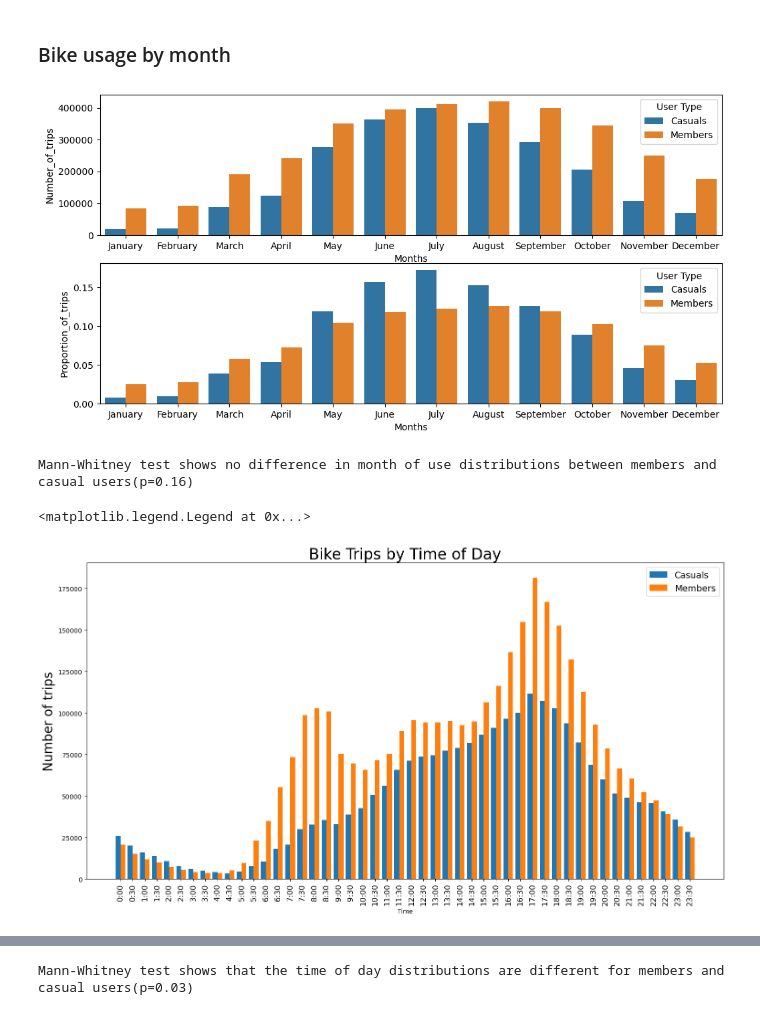
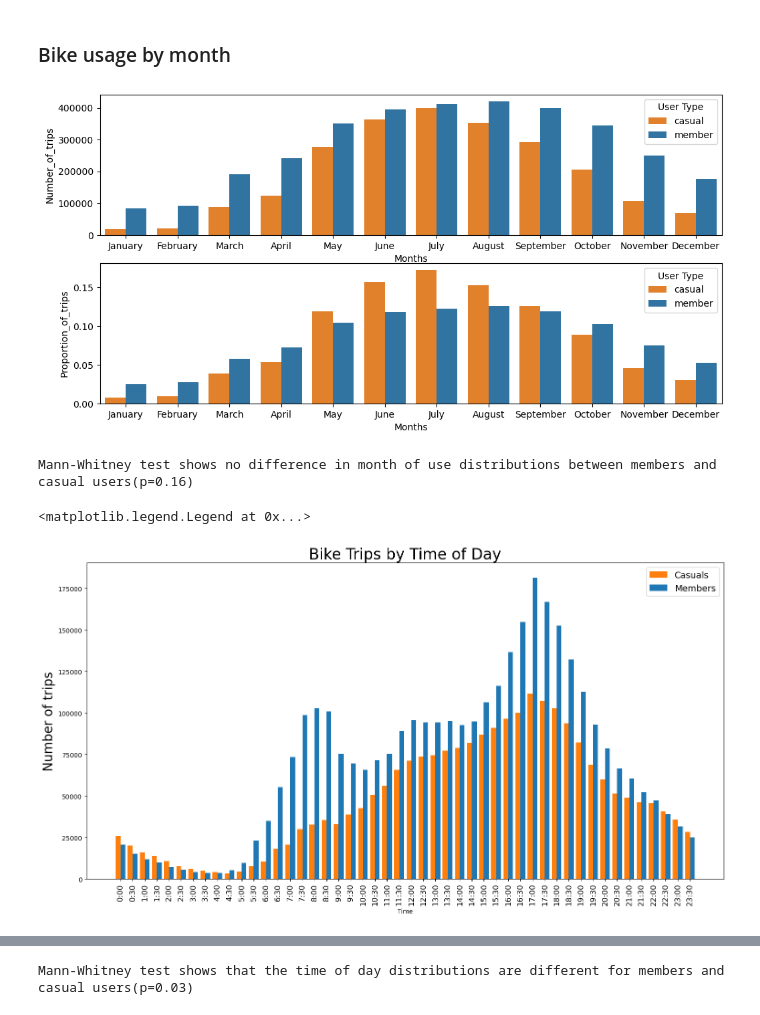
Before and after one commit to mosesibnmoses/Data-Portfolio, a Jupyter notebook: Bike share business analysis/Bike-share trips analysis.ipynb, the cells around one changed output, grey strips where cells are left out. Saved outputs shown, nothing was run; the diff lists cells and outputs as text; code cells hidden in the pictures.

```diff
--- a/Bike share business analysis/Bike-share trips analysis.ipynb
+++ b/Bike share business analysis/Bike-share trips analysis.ipynb
@@ -102,20 +131,23 @@ combined_df=pd.read_pickle('combined.pkl')
 # %%
 #combined_df['member_casual'].value_counts().plot(kind='bar')
 import matplotlib.ticker as ticker
+
+palette = {'member': '#1f77b4', 'casual': '#ff7f0e', 'electric_bike': '#2ca02c', 'classic_bike': '#d62728'}
 
 fig, axs = plt.subplots(ncols=2,nrows=2, figsize=(12,6))
 axs[0,0].ticklabel_format(style = 'plain')
 axs[0,1].ticklabel_format(style = 'plain')
 fig.tight_layout()
-sns.countplot(data=combined_df, x='member_casual',ax=axs[0,0])
-sns.countplot(data=combined_df, x='rideable_type',ax=axs[0,1])
-
+#sns.countplot(data=combined_df, x='member_casual',ax=axs[0,0],palette=[palette['member'],palette['casual']])
+sns.countplot(data=combined_df, x='member_casual',ax=axs[0,0],palette=palette)
+#sns.countplot(data=combined_df, x='rideable_type',ax=axs[0,1],palette=[palette['electric_bike'],palette['classic_bike']])
+sns.countplot(data=combined_df, x='rideable_type',ax=axs[0,1],palette=palette)
 user_types = combined_df['member_casual'].value_counts()
-axs[1,0].pie(user_types, labels = user_types.index, autopct='%1.1f%%')
+axs[1,0].pie(user_types, labels = user_types.index, autopct='%1.1f%%',colors=[palette['member'],palette['casual']])
 axs[1,0].set_title("User Type Distribution")
 
 bike_types = combined_df['rideable_type'].value_counts()
-axs[1,1].pie(bike_types, labels = bike_types.index, autopct='%1.1f%%')
+axs[1,1].pie(bike_types, labels = bike_types.index, autopct='%1.1f%%',colors=[palette['electric_bike'],palette['classic_bike']])
 axs[1,1].set_title("Bike Type Distribution")
 
 #make the y-axis ticks more readable
@@ -344,30 +363,30 @@ Mann-Whitney test shows that the time of day distributions are different for mem
 # %%
 X = ["January", "February", "March", "April", "May", "June", "July", "August", "September", "October", "November", "December"]
 X_axis = np.arange(len(X))
 
 df_casuals = df_casuals_month_dist_series.reset_index()
 df_members = df_members_month_dist_series.reset_index()
 
 # Rename the columns
 df_casuals.columns = ['Months', 'Number_of_trips']
 df_members.columns = ['Months', 'Number_of_trips']
 df_casuals['Proportion_of_trips']=df_casuals['Number_of_trips'] / df_casuals['Number_of_trips'].sum()
 df_members['Proportion_of_trips']=df_members['Number_of_trips'] / df_members['Number_of_trips'].sum()
 # Add a new column for the type of user
-df_casuals['User Type'] = 'Casuals'
-df_members['User Type'] = 'Members'
+df_casuals['User Type'] = 'casual'
+df_members['User Type'] = 'member'
 df = pd.concat([df_casuals, df_members])
 
 
 df['Months'] = pd.to_datetime(df['Months']).dt.month_name()
 # Create the bar plot
 fig, axs = plt.subplots(nrows=2, figsize=(12,6))
-sns.barplot(x='Months', y='Number_of_trips', hue='User Type', data=df,order=X,ax=axs[0])
-sns.barplot(x='Months', y='Proportion_of_trips', hue='User Type', data=df,order=X,ax=axs[1])
+sns.barplot(x='Months', y='Number_of_trips', hue='User Type', data=df,order=X,ax=axs[0],palette=palette)
+sns.barplot(x='Months', y='Proportion_of_trips', hue='User Type', data=df,order=X,ax=axs[1],palette=palette)
 plt.setp(axs, xticks=X_axis)
 plt.show()
 # %% [output]
-[figure, old version]
+[figure, new version]
 # %%
 statistic,p=mannwhitneyu(df_casuals_month_dist_series.dropna(),df_members_month_dist_series.dropna())
 if p<0.05:
@@ -385,8 +404,8 @@ X=[(str(h)+':'+str(m)) for h in H for m in M]
 f,ax=plt.subplots(figsize=(18,9))
 
 X_axis=np.arange(len(X))
-plt.bar(X_axis - 0.2, df_casuals_hour_dist_series, 0.4, label = 'Casuals')
-plt.bar(X_axis + 0.2, df_members_hour_dist_series, 0.4, label = 'Members')
+plt.bar(X_axis - 0.2, df_casuals_hour_dist_series, 0.4, label = 'Casuals',color=palette['casual'])
+plt.bar(X_axis + 0.2, df_members_hour_dist_series, 0.4, label = 'Members',color=palette['member'])
 plt.xticks(X_axis, X, rotation=90,fontsize=12)
 plt.xlabel("Time")
 plt.ylabel("Number of trips",fontsize=20)
@@ -394,7 +413,7 @@ plt.title("Bike Trips by Time of Day",fontsize=24)
 ax.legend(fontsize=14)
 # %% [output]
 <matplotlib.legend.Legend at 0x...>
-[figure, old version]
+[figure, new version]
 # %%
 df_times = pd.DataFrame({'Members': df_members_hour_dist_series, 'Casuals': df_casuals_hour_dist_series})
 
```
Also changed, not shown: parts of 15 cells of this notebook.
